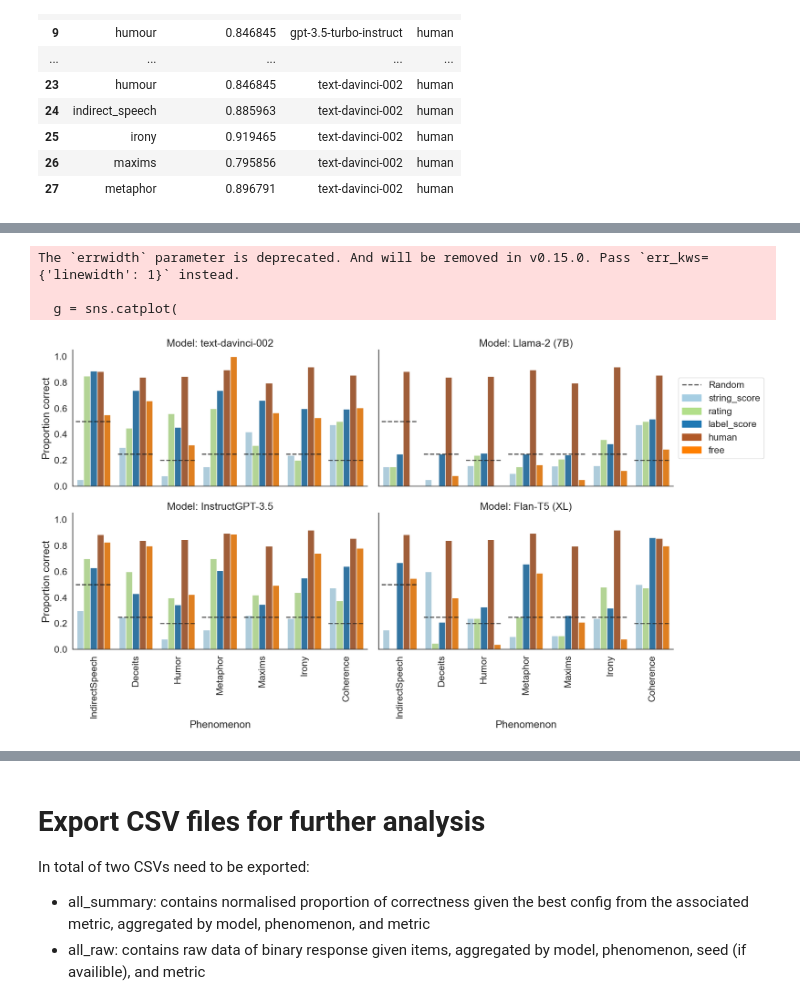
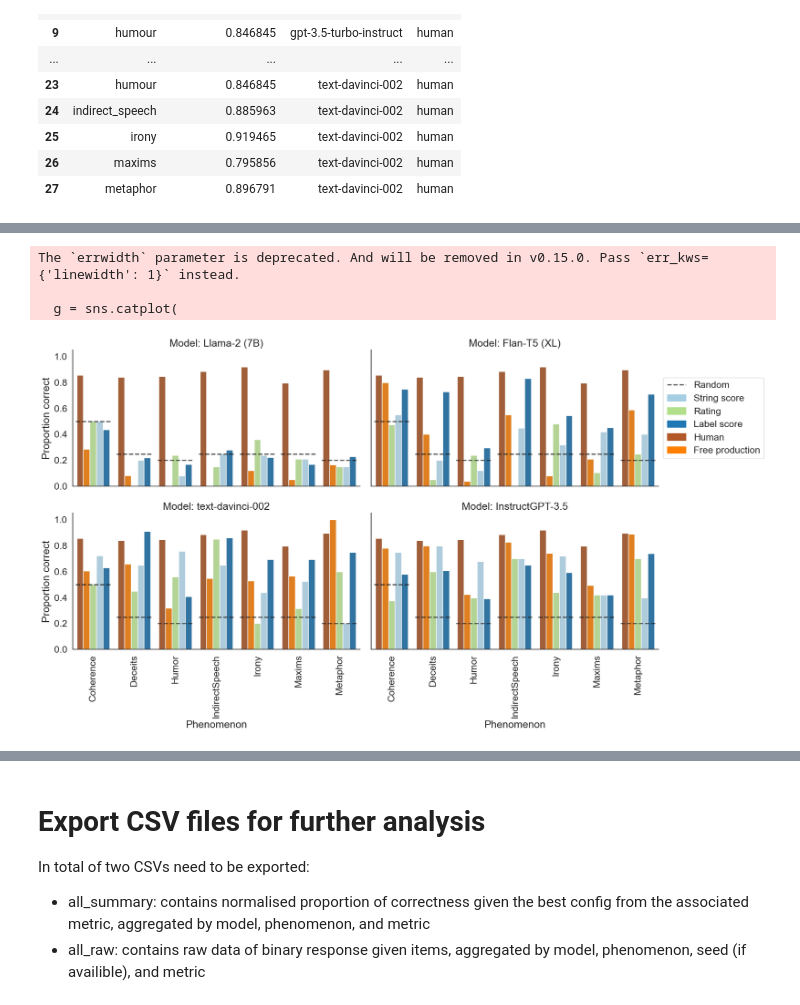
Before and after one commit to polina-tsvilodub/LLM_link, a Jupyter notebook: analysis/analysis_all_wang.ipynb, the cells around one changed output, grey strips where cells are left out. Cells and saved outputs as stored; diff of their text form; code cells hidden in the pictures.

Commit message:
Re-generate all data after raw data changed

```diff
--- a/analysis/analysis_all_wang.ipynb
+++ b/analysis/analysis_all_wang.ipynb
@@ -359,6 +434,15 @@ df_human
 # %%
-# Concat all three dataframes
+# Concat all five dataframes
 df_all = pd.concat([df_label_scores, df_free, df_rating, df_human, df_string_scores], ignore_index=True)
 df_all = df_all.reset_index(drop=True, inplace=False)
-df_all
+
+# Remap metric for prettier labels
+# Display before
+print(df_all['metric'].unique())
+
+# Remap the "metric" column
+df_all['metric'] = df_all['metric'].map(METRIC_PRETTY)
+
+# Display after
+print(df_all['metric'].unique())
 # %% [output]
@@ -386,0 +451,25 @@ df_all.to_csv(all_summary_out, index=False)
+# %%
+# Display before
+print('Before remapping the "phenomenon" column')
+print(df_all['phenomenon'].unique())
+
+# Remap the "phenomenon" column
+df_all['phenomenon'] = df_all['phenomenon'].map(PHENOMENA_PRETTY)
+
+print('After remapping the "phenomenon" column')
+print(df_all['phenomenon'].unique())
+
+# Models and "pretty" names
+# Display before
+print('Before remapping the "model_name" column')
+print(df_all['model_name'].unique())
+
+# Remap the "model_name" column
+df_all['model_name'] = df_all['model_name'].map(MODELS)
+
+# Display after
+print('After remapping the "model_name" column')
+print(df_all['model_name'].unique())
+
+# Make a copy of the dataframe for plotting
+df_summary_plot = df_all.copy()
@@ -541,7 +551,7 @@ g = sns.catplot(
     x="phenomenon",
     y="dependent_variable",
     hue="metric",
-    #hue_order=MODEL_ORDER,
+    hue_order=METRIC_ORDER,
     palette=PAL_METRIC,
     col="model_name",  # Faceting by model_name here
     col_wrap=2,  # Optional: number of columns when wrapping facets
@@ -549,7 +559,7 @@ g = sns.catplot(
     height=4,
     aspect=0.8,
     legend=False,
-    #order=PHEN_ORDER,
+    order=PHEN_ORDER,
     **ERR_STYLE  # Assuming ERR_STYLE is a dictionary with valid arguments
 )
 
@@ -574,31 +584,31 @@ for ax in g.axes.flat:
 # and PAL_METRIC is a dictionary or something that maps metrics to colors/styles
 adding_labels = df_summary_plot['metric'].unique()  # Ensure this is a list or array
 adding_handles = [mpatches.Patch(color=PAL_METRIC[label], label=label) for label in adding_labels]
 
 
 # Handling the legend
 ax = g.facet_axis(2, 1)
 handles, labels = ax.get_legend_handles_labels()
 handles.append(mlines.Line2D([], [], **CHANCE_STYLE))
 labels.append("Random")
 
 # Appending adding_labels and adding_handles to labels and handles
 labels.extend(adding_labels)
 handles.extend(adding_handles)
 
 # Set up legend
 ax.legend(handles, labels, title="", loc='center left', bbox_to_anchor=(1, 0.5))
 #plt.gcf().set_size_inches(18,4)
 
 # Move the legend to the right outside of the plot area
 #g._legend.set_bbox_to_anchor((1.25, 0.6))
 #g._legend.set_frame_on(True)
 #g._legend.set_title("Metrics")
 
 plt.tight_layout()
 plt.show()
 # %% [output]
 The `errwidth` parameter is deprecated. And will be removed in v0.15.0. Pass `err_kws={'linewidth': 1}` instead.
 
   g = sns.catplot(
-[figure, old version]
+[figure, new version]
```
Also changed, not shown: parts of 43 cells of this notebook, 49 other files.
